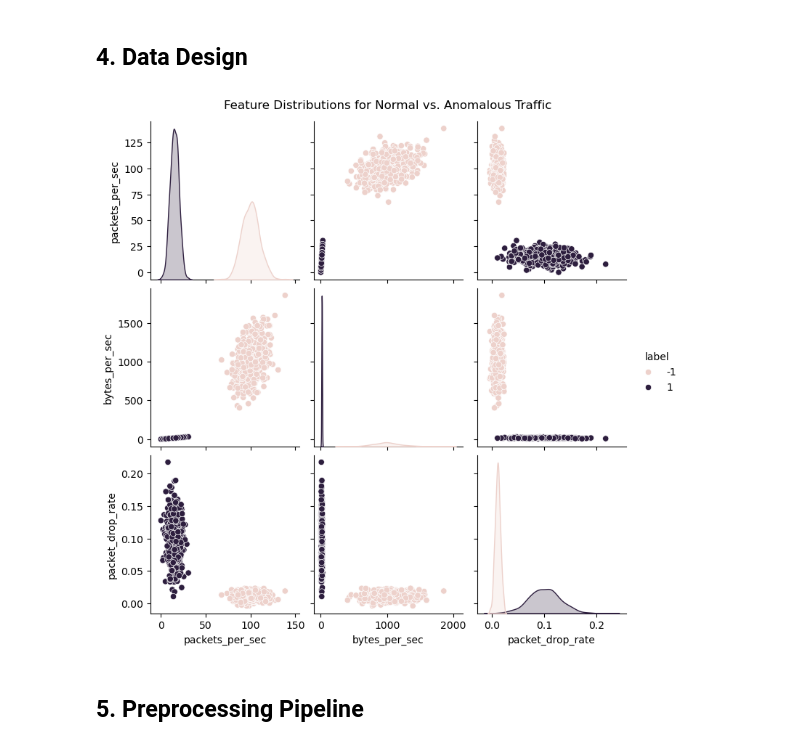
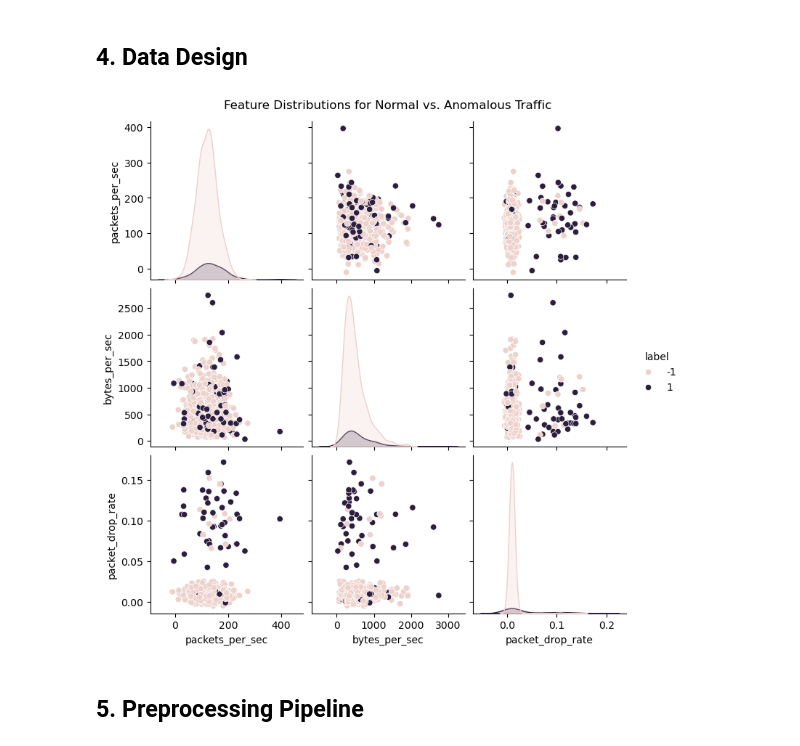
Before and after one commit to kabirarshafidz/SQA-2026-clone, a Jupyter notebook: personal_notebook.ipynb, the cells around one changed output. Saved outputs shown, nothing was run; the diff lists cells and outputs as text; code cells hidden in the pictures.

Commit message:
new synthetic data

```diff
--- a/personal_notebook.ipynb
+++ b/personal_notebook.ipynb
@@ -11,36 +11,63 @@ np.random.seed(42)
 
 def generate_network_traffic_data(n_samples=1000, anomaly_ratio=0.5):
     n_anomalous = int(n_samples * anomaly_ratio)
     n_normal = n_samples - n_anomalous
 
     # Normal traffic
     normal_packets = np.random.normal(loc=100, scale=10, size=n_normal)
     normal_bytes = normal_packets * np.random.normal(loc=10, scale=2, size=n_normal)
     normal_drop_rate = np.random.normal(loc=0.01, scale=0.005, size=n_normal)
 #     normal_protocol = np.random.choice([1], size=n_normal) # TCP only
 
     # Anomalous traffic
     anomaly_packets = np.random.normal(loc=300, scale=40, size=n_anomalous)
-    anomaly_bytes = anomaly_packets = np.random.normal(loc=15, scale=5, size=n_anomalous)
+    anomaly_bytes = anomaly_packets * np.random.normal(loc=15, scale=5, size=n_anomalous)
     anomaly_drop_rate = np.random.normal(loc=0.1, scale=0.03, size=n_anomalous)
 #     anomaly_protocol = np.random.choice([2,3], size=n_anomalous) # sudden protocol change (e.g. UDP, ICMP)
 
     X = np.vstack([
         np.column_stack((normal_packets, normal_bytes, normal_drop_rate)),
         np.column_stack((anomaly_packets, anomaly_bytes, anomaly_drop_rate))
     ])
 
     y = np.array([-1]*n_normal + [1]*n_anomalous)
 
     return pd.DataFrame(X, columns=["packets_per_sec", "bytes_per_sec", "packet_drop_rate"]), y
 
-X_df, y = generate_network_traffic_data(n_samples=1000, anomaly_ratio=0.5)
+def generate_network_traffic_data_2(n_samples=1000, anomaly_ratio=0.05):
+    n_anomalous = int(n_samples * anomaly_ratio)
+    n_normal = n_samples - n_anomalous
+
+    # Normal traffic
+    normal_packets  = np.random.normal(120, 40, n_normal)
+    normal_bytes = np.random.lognormal(mean=6, sigma=0.6, size=n_normal)
+    normal_drop_rate = np.random.normal(loc=0.01, scale=0.005, size=n_normal)
+#     normal_protocol = np.random.choice([1], size=n_normal) # TCP only
+
+    # Anomalous traffic
+    anomaly_packets = np.random.normal(160, 60, n_anomalous)
+    anomaly_bytes = np.random.lognormal(mean=6.2, sigma=0.9, size=n_anomalous)
+    anomaly_drop_rate = np.random.normal(loc=0.1, scale=0.03, size=n_anomalous)
+#     anomaly_protocol = np.random.choice([2,3], size=n_anomalous) # sudden protocol change (e.g. UDP, ICMP)
+
+    X = np.vstack([
+        np.column_stack((normal_packets, normal_bytes, normal_drop_rate)),
+        np.column_stack((anomaly_packets, anomaly_bytes, anomaly_drop_rate))
+    ])
+
+    y = np.array([-1]*n_normal + [1]*n_anomalous)
+    flip_idx = np.random.choice(len(y), size=int(0.1*len(y)), replace=False)
+    y[flip_idx] *= -1
+
+    return pd.DataFrame(X, columns=["packets_per_sec", "bytes_per_sec", "packet_drop_rate"]), y
+
+X_df, y = generate_network_traffic_data_2(n_samples=1000, anomaly_ratio=0.05)
 
 sns.pairplot(pd.DataFrame(X_df).assign(label=y), hue="label", diag_kind="kde")
 plt.suptitle("Feature Distributions for Normal vs. Anomalous Traffic", y=1.02)
 plt.show()
 # %% [output]
-[figure, old version]
+[figure, new version]
 # %% [markdown]
 ## 5. Preprocessing Pipeline
 # %%
```
Also changed, not shown: parts of 11 cells of this notebook.
